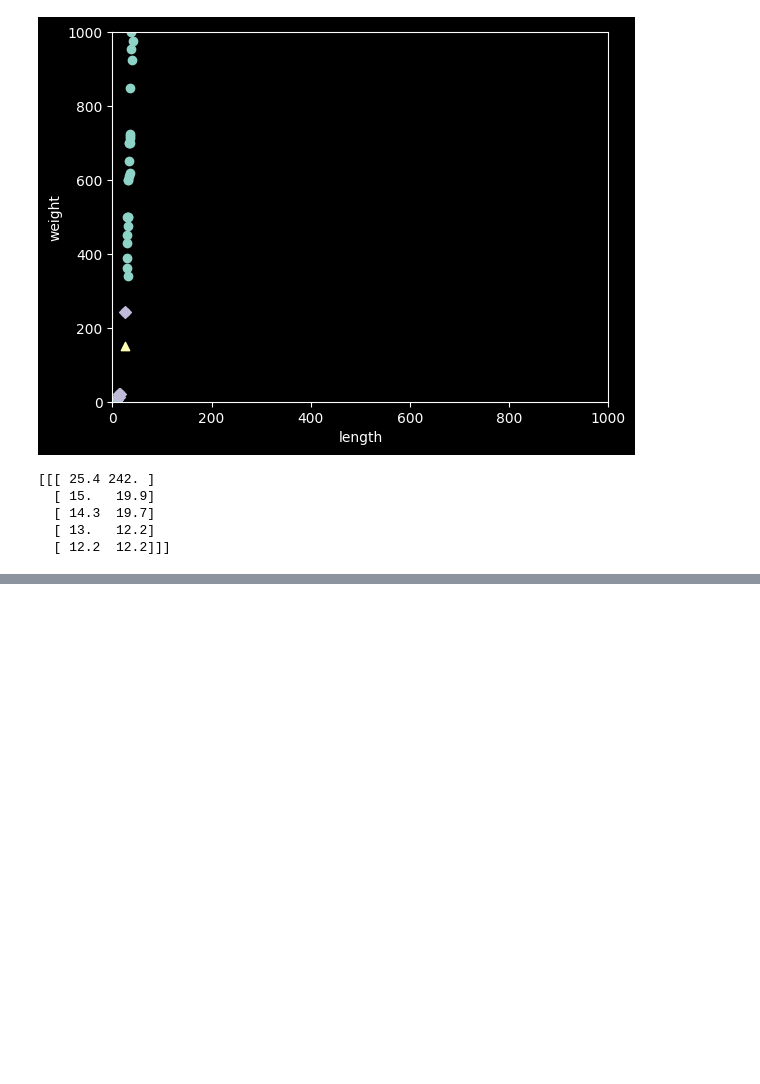
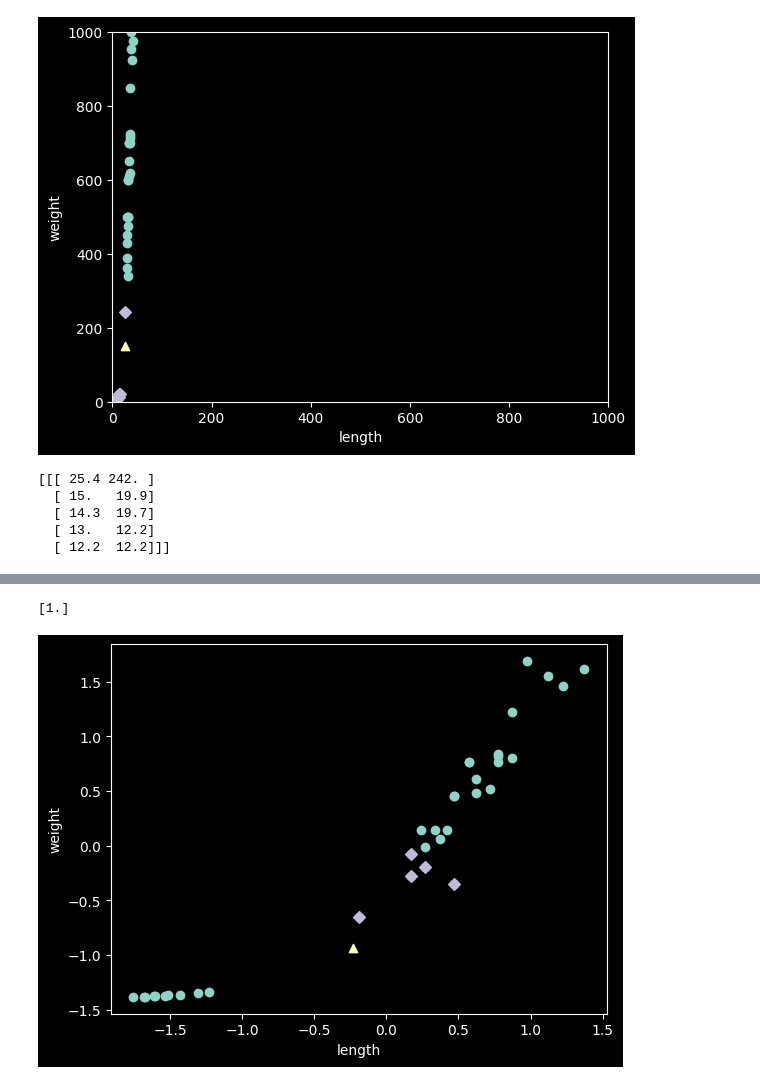
Before and after one commit to ejjang2030/AI_26, a Jupyter notebook: 02_02_데이터전처리.ipynb, the cells around one changed output, grey strips where cells are left out. Drawn from its saved outputs; the diff is of its cells as text; code cells hidden in the pictures; blank space fills up the shorter version.

```diff
--- a/02_02_데이터전처리.ipynb
+++ b/02_02_데이터전처리.ipynb
@@ -136,0 +227,19 @@ print(train_input[indexes]) # k-최근접 알고리즘에 근접한 5개의 값
+# %%
+kn.score = (test_scaled, test_target) # 평가 진행
+
+new = ([25, 150] - mean) / std
+print(kn.predict([new])) # 25, 150짜리 결과를 보면
+# [1,] 도미로 예측 성공
+# %% [output]
+[1.]
+# %%
+# kneigbors()로 최근접 이웃을 구한 다음 산점도로 그려봄
+distances, indexes = kn.kneighbors([new])
+plt.scatter(train_scaled[:,0],train_scaled[:,1])
+plt.scatter(new[0], new[1], marker='^')
+plt.scatter(train_scaled[indexes,0], train_scaled[indexes,1], marker='D')
+plt.xlabel('length')
+plt.ylabel('weight')
+plt.show()
+# %% [output]
+[figure, added]
```
Also changed, not shown: parts of 11 cells of this notebook.
